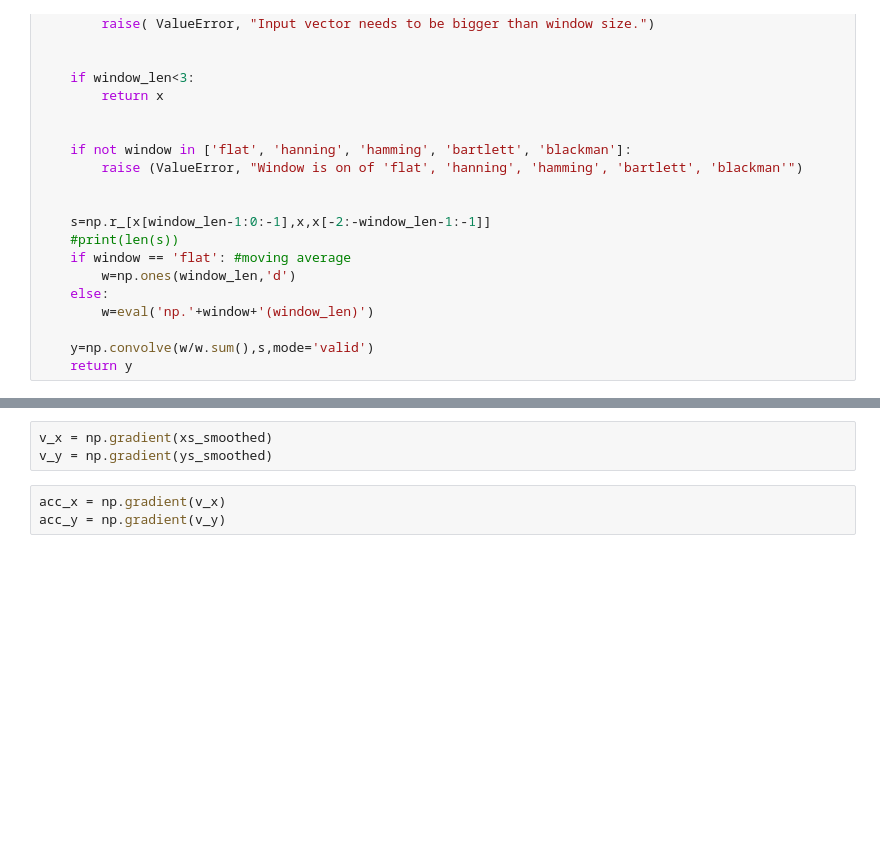
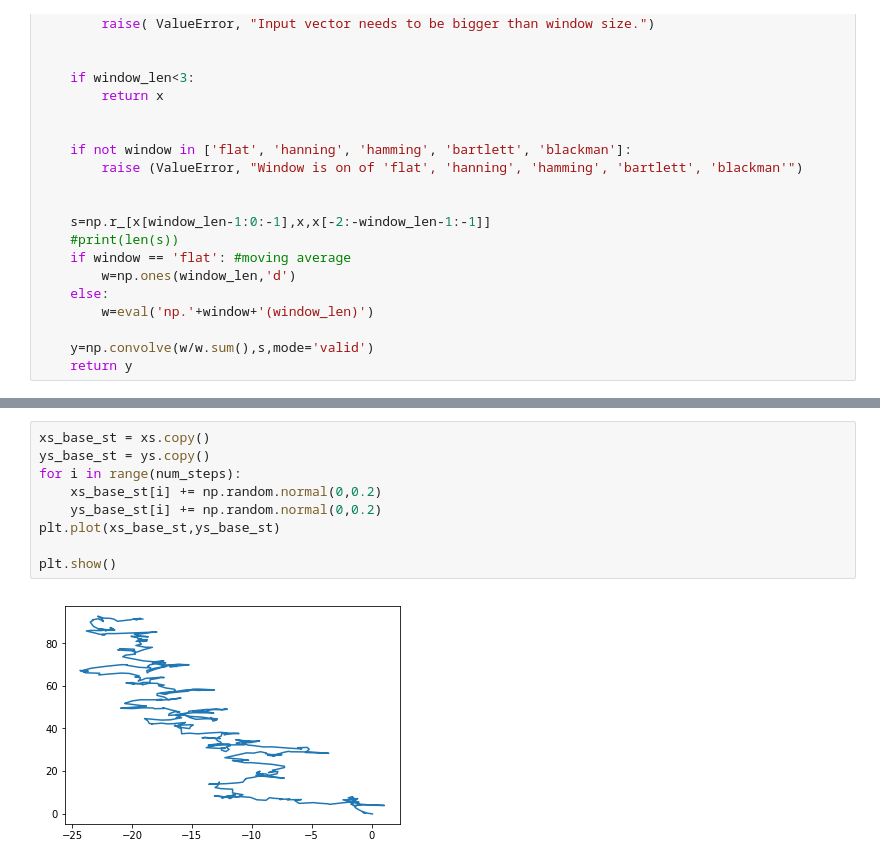
Before and after one commit to kristian-georgiev/Wireless-3D-pose-tracking, a Jupyter notebook: More fake data.ipynb, the cells around one changed output, grey strips where cells are left out. Cells and saved outputs as stored; diff of their text form; blank space fills up the shorter version.

```diff
--- a/More fake data.ipynb
+++ b/More fake data.ipynb
@@ -167,6 +172,11 @@ plt.show()
-# %%
-v_x = np.gradient(xs_smoothed)
-v_y = np.gradient(ys_smoothed)
-# %%
-acc_x = np.gradient(v_x)
-acc_y = np.gradient(v_y)
+# %%
+xs_base_st = xs.copy()
+ys_base_st = ys.copy()
+for i in range(num_steps):
+    xs_base_st[i] += np.random.normal(0,0.2)
+    ys_base_st[i] += np.random.normal(0,0.2)
+plt.plot(xs_base_st,ys_base_st)
+
+plt.show()
+# %% [output]
+[figure, added]
```
Also changed, not shown: parts of 32 cells of this notebook.
